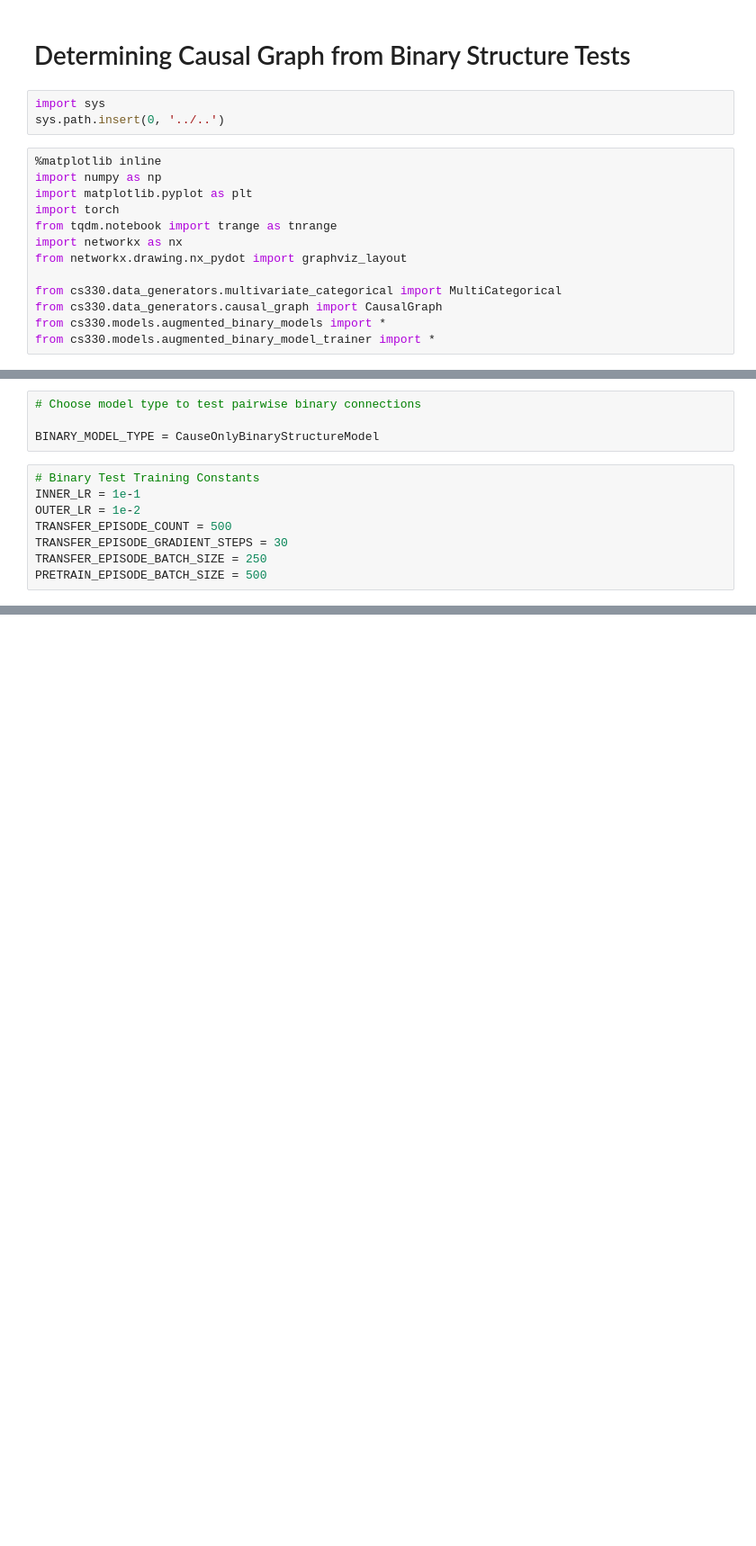
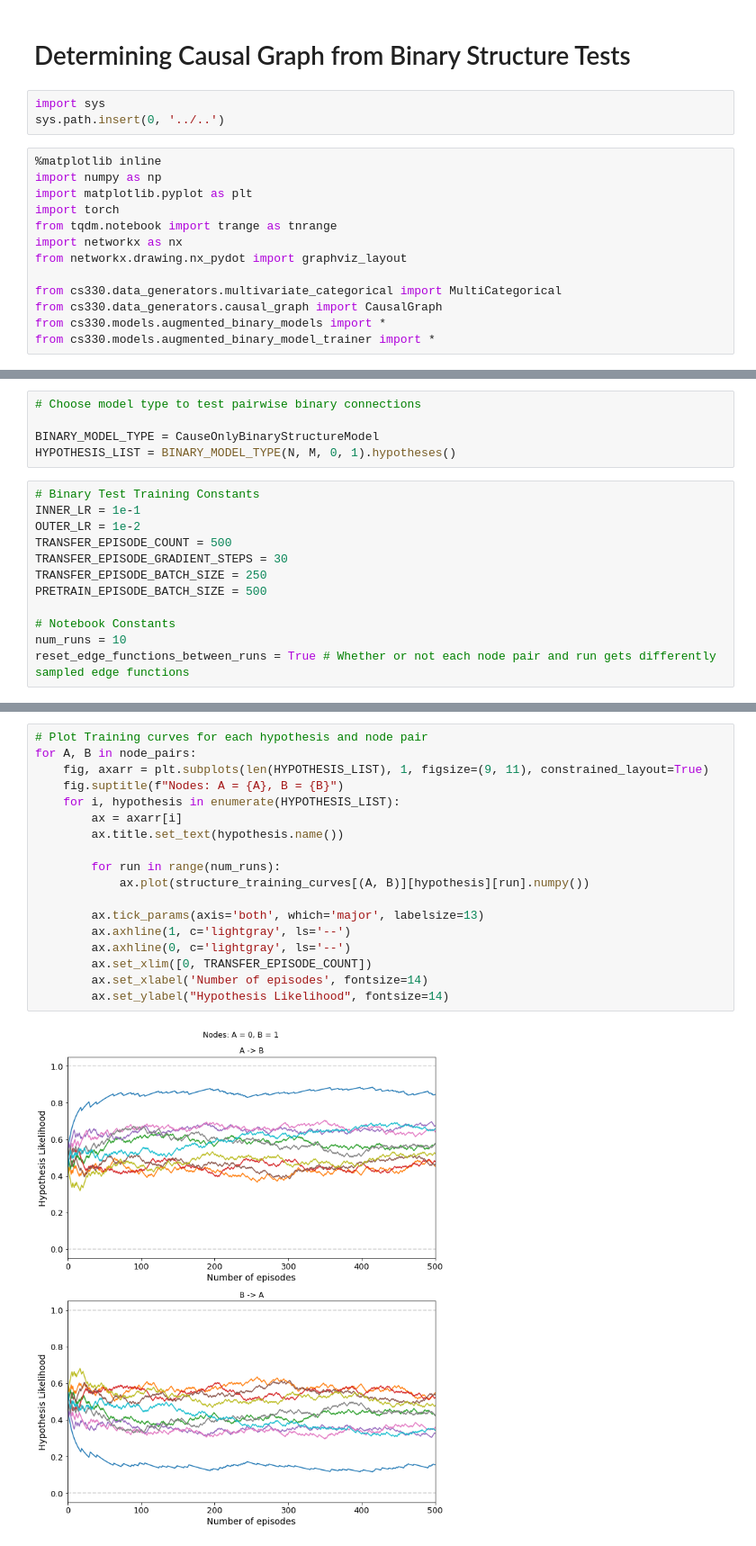
Before and after one commit to RobathanH/A-Meta-Transfer-Objective-For-Learning-To-Disentangle-Causal-Mechanisms, a Jupyter notebook: cs330/notebooks/full_graph_pairwise_test.ipynb, the cells around one changed output, grey strips where cells are left out. Shown at 90% size. Saved outputs shown, nothing was run; the diff lists cells and outputs as text; blank space fills up the shorter version.

```diff
--- a/cs330/notebooks/full_graph_pairwise_test.ipynb
+++ b/cs330/notebooks/full_graph_pairwise_test.ipynb
@@ -47,6 +47,7 @@ data_gen.graph.visualize()
 # Choose model type to test pairwise binary connections
 
 BINARY_MODEL_TYPE = CauseOnlyBinaryStructureModel
+HYPOTHESIS_LIST = BINARY_MODEL_TYPE(N, M, 0, 1).hypotheses()
 # %%
 # Binary Test Training Constants
 INNER_LR = 1e-1
@@ -55,6 +56,10 @@ TRANSFER_EPISODE_COUNT = 500
 TRANSFER_EPISODE_GRADIENT_STEPS = 30
 TRANSFER_EPISODE_BATCH_SIZE = 250
 PRETRAIN_EPISODE_BATCH_SIZE = 500
+
+# Notebook Constants
+num_runs = 10
+reset_edge_functions_between_runs = True # Whether or not each node pair and run gets differently sampled edge functions
 # %%
 # Iterate through all node pairs and save resulting predicted structures
 node_pairs = []
@@ -108,0 +133,20 @@ plt.show()
+# %%
+# Plot Training curves for each hypothesis and node pair
+for A, B in node_pairs:
+    fig, axarr = plt.subplots(len(HYPOTHESIS_LIST), 1, figsize=(9, 11), constrained_layout=True)
+    fig.suptitle(f"Nodes: A = {A}, B = {B}")
+    for i, hypothesis in enumerate(HYPOTHESIS_LIST):
+        ax = axarr[i]
+        ax.title.set_text(hypothesis.name())
+
+        for run in range(num_runs):
+            ax.plot(structure_training_curves[(A, B)][hypothesis][run].numpy())
+
+        ax.tick_params(axis='both', which='major', labelsize=13)
+        ax.axhline(1, c='lightgray', ls='--')
+        ax.axhline(0, c='lightgray', ls='--')
+        ax.set_xlim([0, TRANSFER_EPISODE_COUNT])
+        ax.set_xlabel('Number of episodes', fontsize=14)
+        ax.set_ylabel("Hypothesis Likelihood", fontsize=14)
+# %% [output]
+[figure, added]
```
Also changed, not shown: parts of 5 cells of this notebook, 2 other files.
